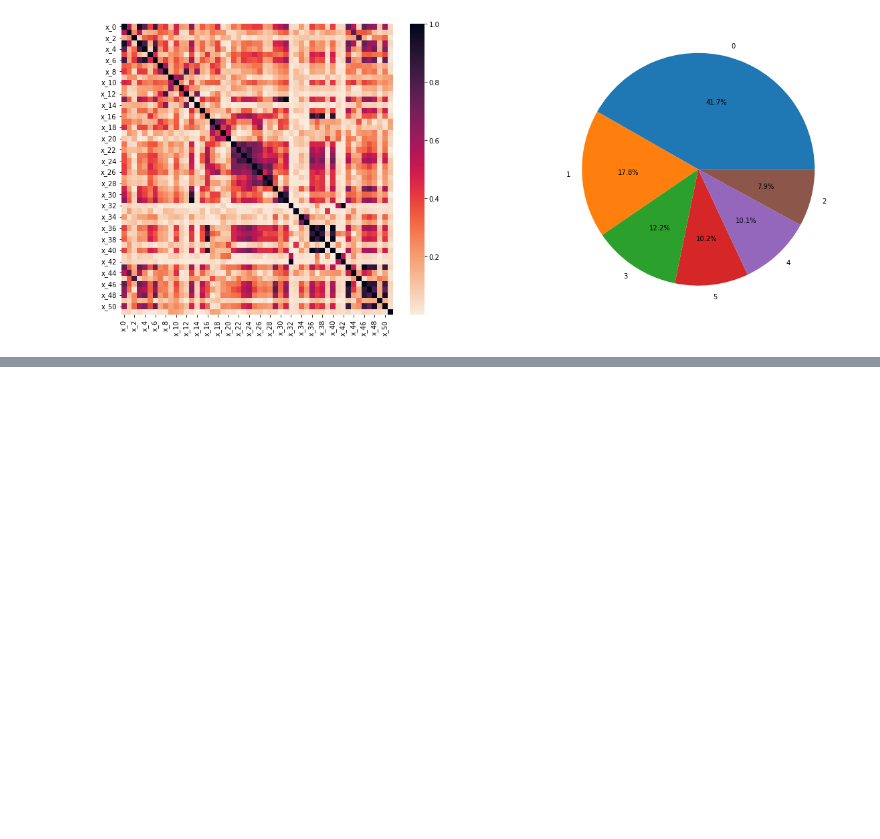
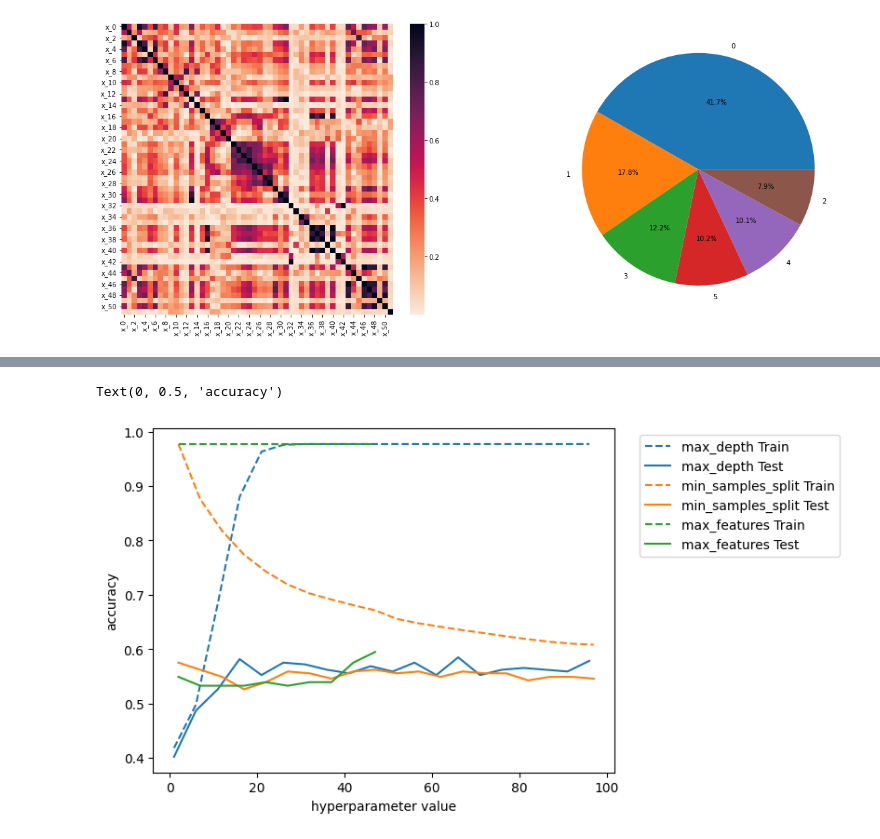
Before and after one commit to James-Oswald/CSCI-6962-Projects-in-ML-AI, a Jupyter notebook: hw2/hw2.ipynb, the cells around one changed output, grey strips where cells are left out. Drawn from its saved outputs; the diff is of its cells as text; code cells hidden in the pictures; blank space fills up the shorter version.

```diff
--- a/hw2/hw2.ipynb
+++ b/hw2/hw2.ipynb
@@ -134,0 +134,23 @@ plt.hist(tree_accuracies,bins=20)
+# %%
+
+parameter_names = ["max_depth", "min_samples_split", "max_features"]
+parameter_values = {"max_depth" : range(1, 100, 5), "min_samples_split": range(2, 100, 5), "max_features" : range(2,50,5)}
+train_accuracies = {key:[] for key in parameter_names}
+test_accuracies = {key:[] for key in parameter_names}
+
+for parameter_name in parameter_names:
+    for parameter_value in parameter_values[parameter_name]:
+        tree_model = DecisionTreeClassifier(**{parameter_name : parameter_value})
+        tree_model.fit(train[feature_names], train["H"])
+        train_accuracies[parameter_name].append(tree_model.score(train[feature_names], train["H"]))
+        test_accuracies[parameter_name].append(tree_model.score(test[feature_names], test["H"]))
+# %%
+for parameter_name in parameter_names:
+    trainLine = plt.plot(parameter_values[parameter_name], train_accuracies[parameter_name], label=parameter_name + " Train", ls="--")
+    plt.plot(parameter_values[parameter_name], test_accuracies[parameter_name], label=parameter_name + " Test", color=trainLine[0].get_color())
+plt.legend(bbox_to_anchor=(1.04, 1), loc="upper left")
+plt.xlabel("hyperparameter value")
+plt.ylabel("accuracy")
+# %% [output]
+Text(0, 0.5, 'accuracy')
+[figure, added]
```
Also changed, not shown: parts of 7 cells of this notebook, 1 other file.
